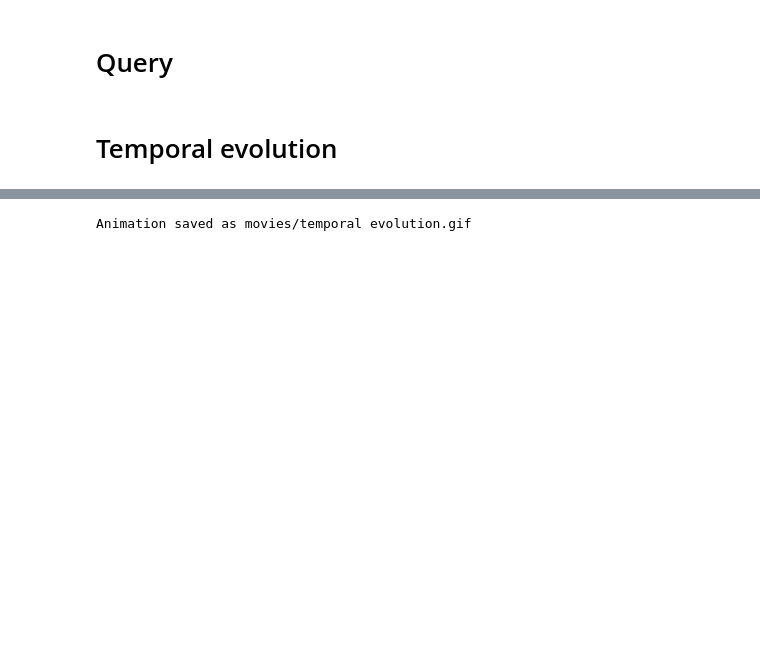
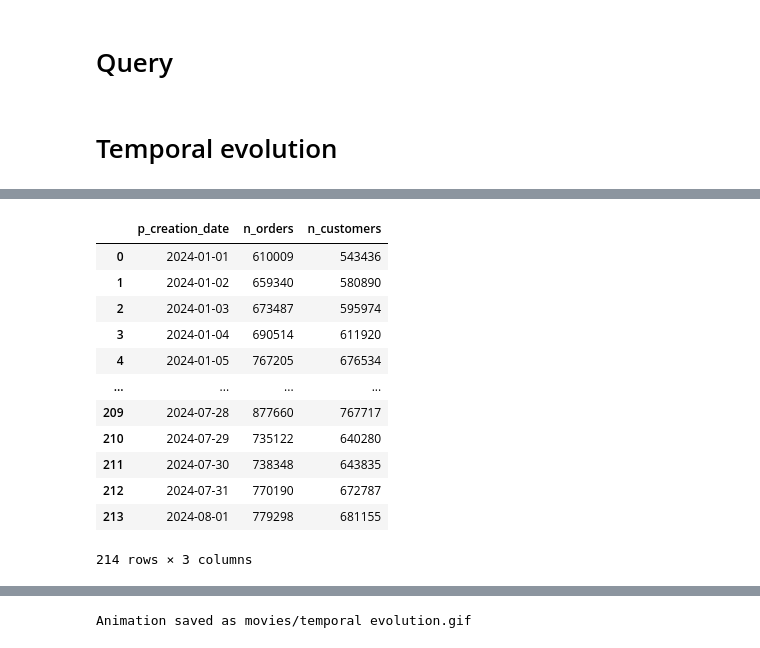
Before and after one commit to JordiCremades4444/central-node, a Jupyter notebook: notebooks/982_2024_10_02_plot_animation/plot_animation.ipynb, the cells around one changed output, grey strips where cells are left out. Cells and saved outputs as stored; diff of their text form; code cells hidden in the pictures; blank space fills up the shorter version.

```diff
--- a/notebooks/982_2024_10_02_plot_animation/plot_animation.ipynb
+++ b/notebooks/982_2024_10_02_plot_animation/plot_animation.ipynb
@@ -41,0 +120,16 @@ orders['p_creation_date'] = pd.to_datetime(orders['p_creation_date'])
+# %%
+orders
+# %% [output]
+|  | p_creation_date | n_orders | n_customers |
+| 0 | 2024-01-01 | 610009 | 543436 |
+| 1 | 2024-01-02 | 659340 | 580890 |
+| 2 | 2024-01-03 | 673487 | 595974 |
+| 3 | 2024-01-04 | 690514 | 611920 |
+| 4 | 2024-01-05 | 767205 | 676534 |
+| ... | ... | ... | ... |
+| 209 | 2024-07-28 | 877660 | 767717 |
+| 210 | 2024-07-29 | 735122 | 640280 |
+| 211 | 2024-07-30 | 738348 | 643835 |
+| 212 | 2024-07-31 | 770190 | 672787 |
+| 213 | 2024-08-01 | 779298 | 681155 |
+214 rows × 3 columns
```
Also changed, not shown: parts of 4 cells of this notebook, 2 other files.
